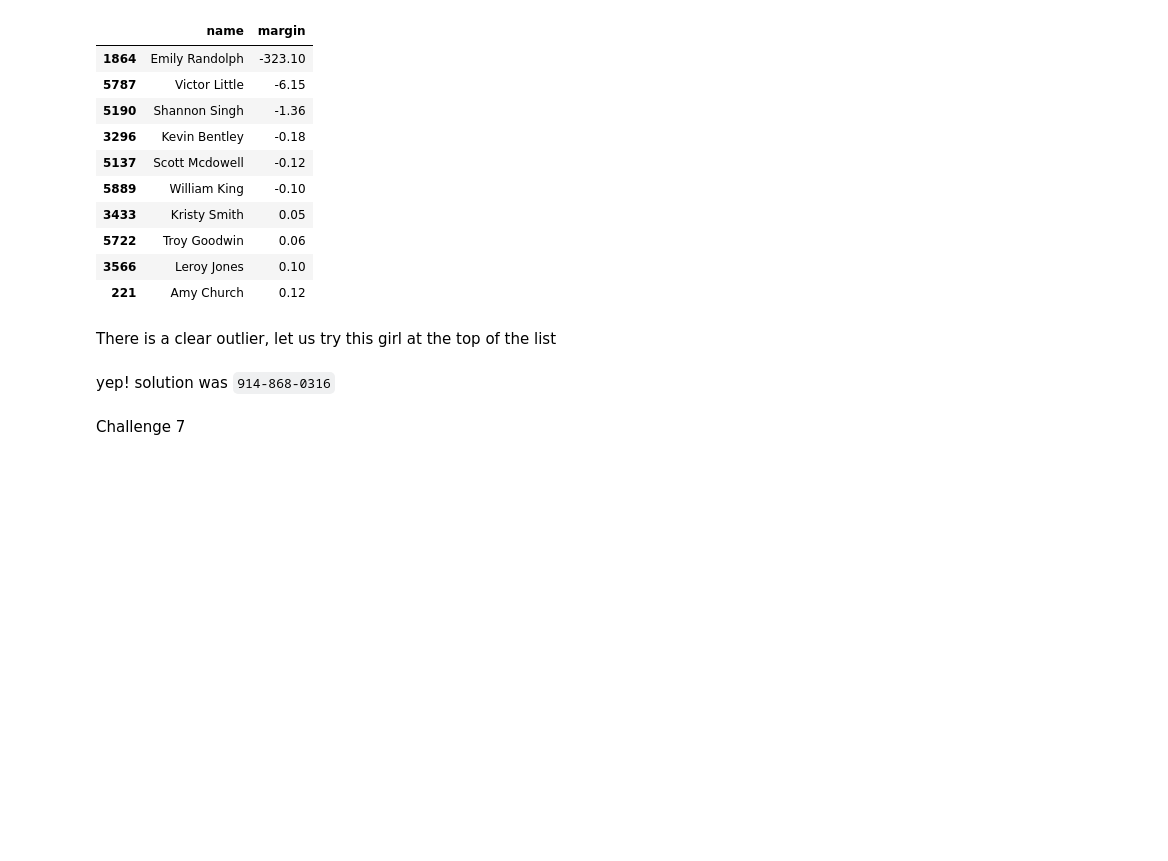
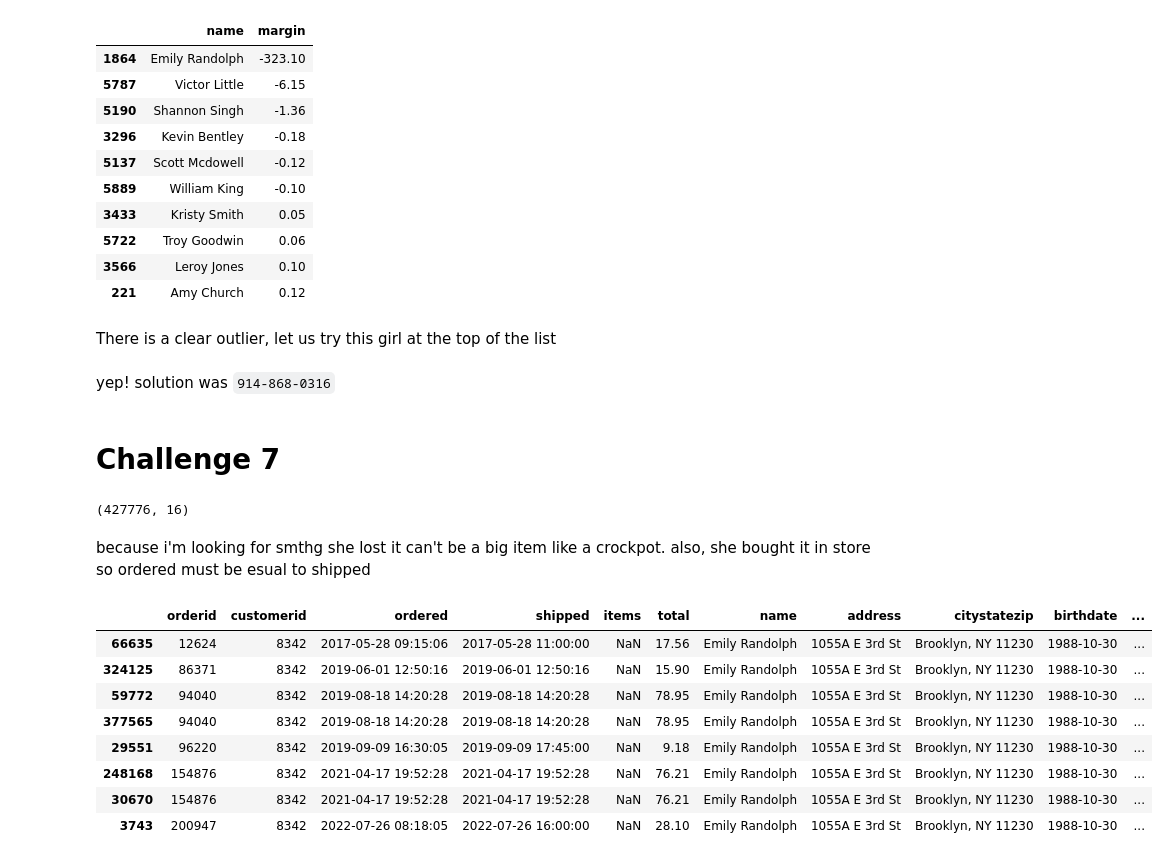
Before and after one commit to Clement-Lelievre/hannukah_of_code, a Jupyter notebook: hanukkah_of_data.ipynb, the cells around one changed output. Saved outputs shown, nothing was run; the diff lists cells and outputs as text; code cells hidden in the pictures; blank space fills up the shorter version.

Commit message:
solved challenge 7

```diff
--- a/hanukkah_of_data.ipynb
+++ b/hanukkah_of_data.ipynb
@@ -649,4 +649,33 @@ There is a clear outlier, let us try this girl at the top of the list
 # %% [markdown]
 yep! solution was `914-868-0316`
 # %% [markdown]
-Challenge 7
+# Challenge 7
+# %%
+customers = pd.read_csv('data/noahs-customers.csv')
+orders = pd.read_csv('data/noahs-orders.csv')
+items = pd.read_csv('data/noahs-orders_items.csv')
+products = pd.read_csv('data/noahs-products.csv')
+# %%
+all_df = orders.merge(customers, on ='customerid')
+all_df = all_df.merge(items, on ='orderid')
+all_df = all_df.merge(products, on ='sku')
+all_df.shape
+# %% [output]
+(427776, 16)
+# %% [markdown]
+because i'm looking for smthg she lost it can't be a big item like a crockpot. also, she bought it in store so ordered must be esual to shipped
+# %%
+all_df['without_paren'] = all_df.desc.apply(lambda x : x[:x.find('(')].strip())
+# %%
+emily = all_df[all_df.phone == '914-868-0316'].sort_values(by='ordered')
+emily[(emily.desc.str.contains(pat= r'\(.*?\)'))]# & (emily.ordered == emily.shipped)]
+# %% [output]
+|  | orderid | customerid | ordered | shipped | items | total | name | address | citystatezip | birthdate | ... |
+| 66635 | 12624 | 8342 | 2017-05-28 09:15:06 | 2017-05-28 11:00:00 | NaN | 17.56 | Emily Randolph | 1055A E 3rd St | Brooklyn, NY 11230 | 1988-10-30 | ... |
+| 324125 | 86371 | 8342 | 2019-06-01 12:50:16 | 2019-06-01 12:50:16 | NaN | 15.90 | Emily Randolph | 1055A E 3rd St | Brooklyn, NY 11230 | 1988-10-30 | ... |
+| 59772 | 94040 | 8342 | 2019-08-18 14:20:28 | 2019-08-18 14:20:28 | NaN | 78.95 | Emily Randolph | 1055A E 3rd St | Brooklyn, NY 11230 | 1988-10-30 | ... |
+| 377565 | 94040 | 8342 | 2019-08-18 14:20:28 | 2019-08-18 14:20:28 | NaN | 78.95 | Emily Randolph | 1055A E 3rd St | Brooklyn, NY 11230 | 1988-10-30 | ... |
+| 29551 | 96220 | 8342 | 2019-09-09 16:30:05 | 2019-09-09 17:45:00 | NaN | 9.18 | Emily Randolph | 1055A E 3rd St | Brooklyn, NY 11230 | 1988-10-30 | ... |
+| 248168 | 154876 | 8342 | 2021-04-17 19:52:28 | 2021-04-17 19:52:28 | NaN | 76.21 | Emily Randolph | 1055A E 3rd St | Brooklyn, NY 11230 | 1988-10-30 | ... |
+| 30670 | 154876 | 8342 | 2021-04-17 19:52:28 | 2021-04-17 19:52:28 | NaN | 76.21 | Emily Randolph | 1055A E 3rd St | Brooklyn, NY 11230 | 1988-10-30 | ... |
+| 3743 | 200947 | 8342 | 2022-07-26 08:18:05 | 2022-07-26 16:00:00 | NaN | 28.10 | Emily Randolph | 1055A E 3rd St | Brooklyn, NY 11230 | 1988-10-30 | ... |
```
Also changed, not shown: parts of 7 cells of this notebook.
